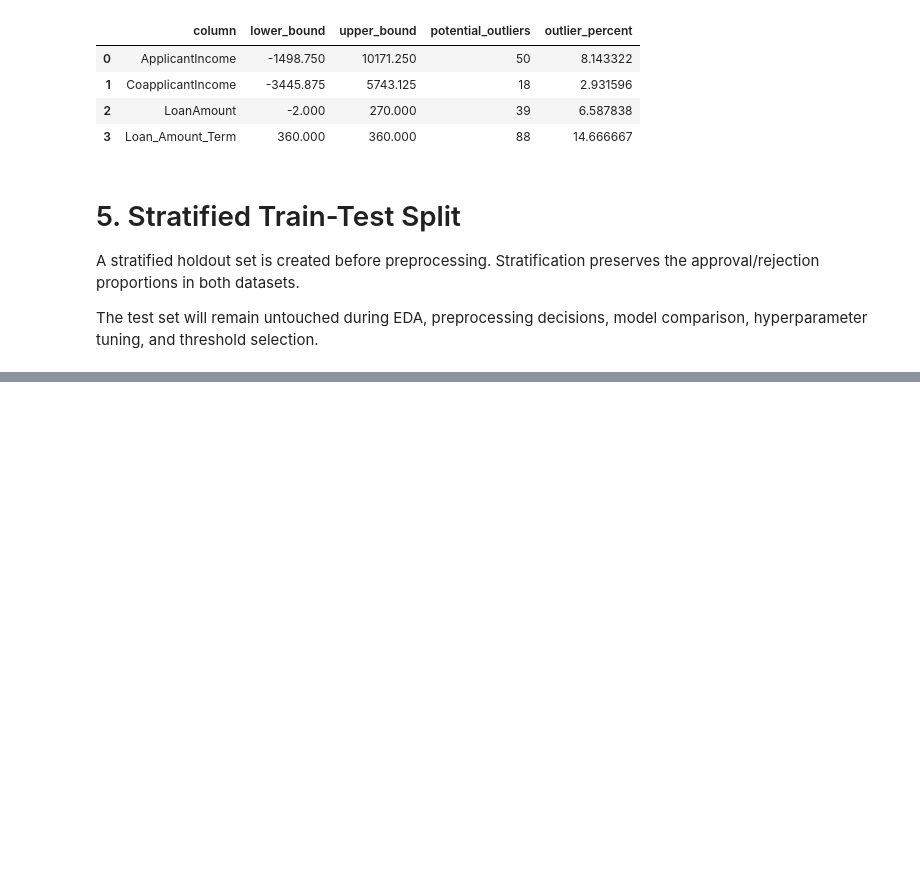
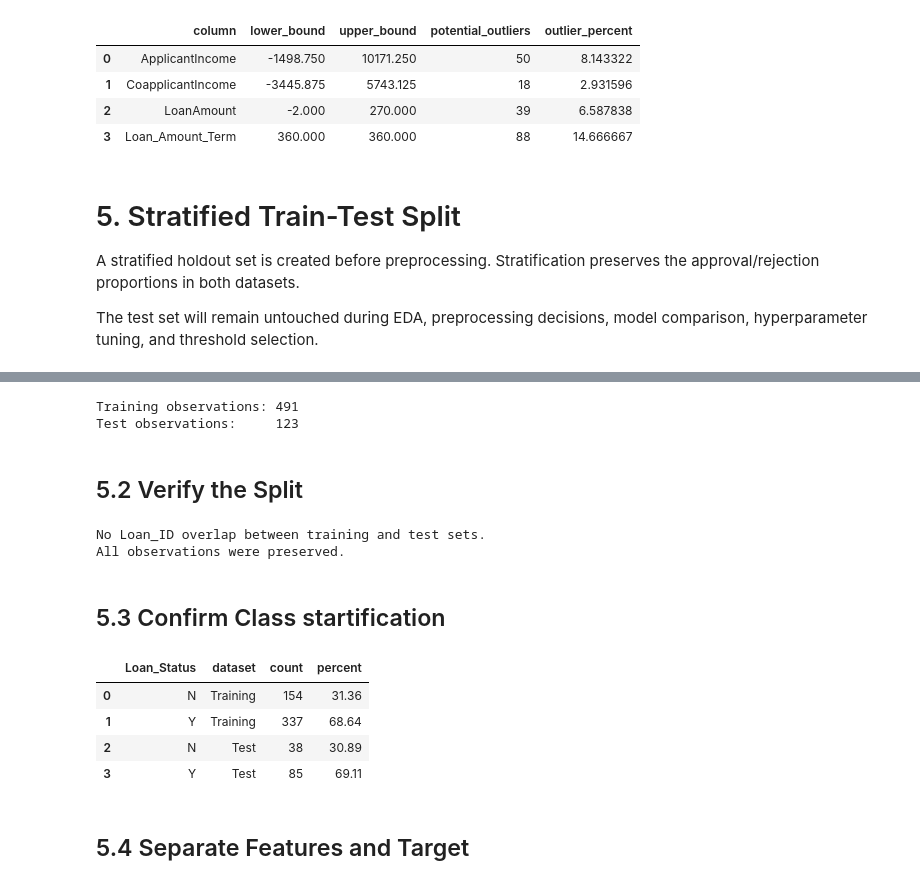
Before and after one commit to al-rafi-DSC/Loan_Approval_Predictor, a Jupyter notebook: main.ipynb, the cells around one changed output, grey strips where cells are left out. Drawn from its saved outputs; the diff is of its cells as text; code cells hidden in the pictures; blank space fills up the shorter version.

```diff
--- a/main.ipynb
+++ b/main.ipynb
@@ -721,0 +724,73 @@ comparison, hyperparameter tuning, and threshold selection.
+# %%
+train_df, test_df = train_test_split(
+    df_raw,
+    test_size=TEST_SIZE,
+    random_state=RANDOM_STATE,
+    stratify=df_raw[TARGET],
+)
+
+train_df=train_df.reset_index(drop=True)
+test_df=test_df.reset_index(drop=True)
+
+print(f"Training observations: {len(train_df)}")
+print(f"Test observations:     {len(test_df)}")
+# %% [output]
+Training observations: 491
+Test observations:     123
+# %% [markdown]
+## 5.2 Verify the Split
+# %%
+overlapping_ids = set(train_df[ID_COLUMN]).intersection(test_df[ID_COLUMN])
+
+if overlapping_ids:
+    raise ValueError(
+        f"Train-test leakage detected: {len(overlapping_ids)} IDs overlap."
+    )
+
+if len(train_df) + len(test_df) != len(df_raw):
+    raise ValueError("Some observations were lost during splitting.")
+
+print("No Loan_ID overlap between training and test sets.")
+print("All observations were preserved.")
+# %% [output]
+No Loan_ID overlap between training and test sets.
+All observations were preserved.
+# %% [markdown]
+## 5.3 Confirm Class startification
+# %%
+def class_distribution(data, split_name):
+    summary = (
+        data[TARGET]
+        .value_counts()
+        .reindex([NEGATIVE_LABEL, POSITIVE_LABEL])
+        .rename("count")
+        .to_frame()
+    )
+
+    summary["percent"] = (
+        summary["count"]
+        .div(len(data))
+        .mul(100)
+        .round(2)
+    )
+
+    summary.insert(0, "dataset", split_name)
+    return summary.reset_index(names=TARGET)
+# %%
+split_distribution = pd.concat(
+    [
+        class_distribution(train_df, "Training"),
+        class_distribution(test_df, "Test"),
+    ],
+    ignore_index=True,
+)
+
+display(split_distribution)
+# %% [output]
+|  | Loan_Status | dataset | count | percent |
+| 0 | N | Training | 154 | 31.36 |
+| 1 | Y | Training | 337 | 68.64 |
+| 2 | N | Test | 38 | 30.89 |
+| 3 | Y | Test | 85 | 69.11 |
+# %% [markdown]
+## 5.4 Separate Features and Target
```
Also changed, not shown: parts of 4 cells of this notebook.
